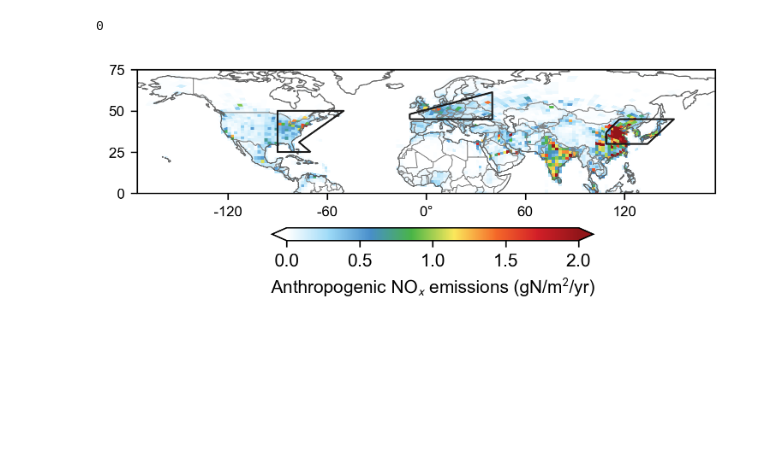
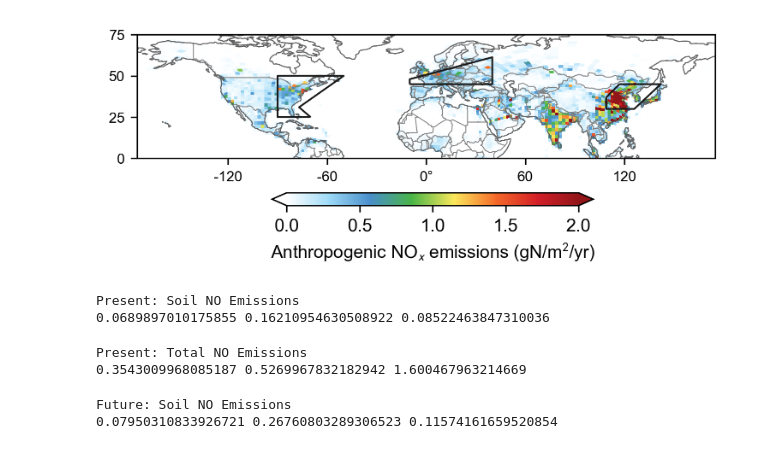
Before and after one commit to emmleroy/future-climate-ozone-sensitivity, a Jupyter notebook: figures_paper/FigS1_new.ipynb, the cells around one changed output. Saved outputs shown, nothing was run; the diff lists cells and outputs as text; code cells hidden in the pictures; blank space fills up the shorter version.

```diff
--- a/figures_paper/FigS1_new.ipynb
+++ b/figures_paper/FigS1_new.ipynb
@@ -72,15 +69,18 @@ print(eas)
 # %%
 tools.set_matplotlib_font("Arial")
+
 fig_width_in = 5
 fig_height_in = 2
+
 fig = plt.figure(figsize=(fig_width_in, fig_height_in), dpi=300)
+
 gs1 = GridSpec(1, 1, top=1.15, bottom=0.20, left=0.09, right=0.99, hspace=0.6, wspace=0.2)
 ax = fig.add_subplot(gs1[0, 0], projection=ccrs.PlateCarree(central_longitude=0))
 
+cmap = cmaps.WhiteBlueGreenYellowRed
+
 for idx, z in enumerate([w10_ozoneseason_mean]):
-    print(idx)
-    cmap = cmaps.WhiteBlueGreenYellowRed
-
+    # Plot
     plot = single_panel(plot_vals=z*1e10,
                 ax=ax, gridtype="cs",
                 comap=cmap,
@@ -90,7 +90,7 @@ for idx, z in enumerate([w10_ozoneseason_mean]):
                 vmin=0, vmax=2,
                 add_cb=False)
 
-
+    # Map features
     ax.coastlines(color="black", linewidth=0.5)
     country_borders = cfeature.NaturalEarthFeature(
         category="cultural",
@@ -101,41 +101,93 @@ for idx, z in enumerate([w10_ozoneseason_mean]):
     ax.add_feature(country_borders, edgecolor="gray", linewidth=0.5)
     ax.set_extent([-175, 175, 0, 75], crs=ccrs.PlateCarree())
 
+    # Xticks and Yticks
     ax.set_xticks([-120, -60, 0, 60, 120])
     ax.set_xticklabels(
             ['-120', '-60', '0°', '60', '120'], fontsize=8)
-
     ax.set_yticks([0,25,50,75])
-
     ax.set_yticklabels(
             ['0', '25', '50', '75'], fontsize=8)
 
     # Add boxes around the IPCC AR6 regions
     ar6 = regionmask.defined_regions.ar6.all
     ar6[5,17].plot(ax=ax,
         add_ocean=False,
         projection=ccrs.PlateCarree(),
         add_label=False,
         line_kws=dict(lw=1)
     )
 
     # For EAS we use a modified polygon that captures a more homogeneous response
-    new_EAS = np.array([[117,45], [109,37], [109,30], [134,30], [134,30], [150,45]])
+    new_EAS = np.array([[117,45], [109,37], [109,30], [126,30],[142,45]])
     new_EAS_region = regionmask.Regions([new_EAS], name="new_EAS")
     new_EAS_region.plot_regions(add_label=False, ax=ax, line_kws=dict(lw=1))
 
 ax.set_title(None)
+
+# Colobar
 cbar_ax = fig.add_axes([0.30, 0.25, 0.50, 0.05])  # [left, bottom, width, height]
 cbar = fig.colorbar(plot,
                     cax=cbar_ax,
                     orientation="horizontal",
                     shrink=0.50,
                     label='Anthropogenic NO$_x$ emissions (gN/m$^2$/yr)',
                     extend='both'
                     )
 
 plt.savefig("FigS1_new.png")
+
+##########
 plt.show()
 # %% [output]
-0
-[figure, old version]
+[figure, new version]
+# %%
+# Original simulations
+w10 = xr.open_dataset("/home/eleroy/proj-dirs/OZCLIM/data/analysis_data/GCHP_CAM_c48_20240312/GCHP.w10_ref_c48.Emissions.nc4")
+w13 = xr.open_dataset("/home/eleroy/proj-dirs/OZCLIM/data/analysis_data/GCHP_CAM_c48_20240312/GCHP.w13_ref_c48.Emissions.nc4")
+w14 = xr.open_dataset("/home/eleroy/proj-dirs/OZCLIM/data/analysis_data/GCHP_CAM_c48_20240312/GCHP.w14_ref_c48.Emissions.nc4")
+w26 = xr.open_dataset("/home/eleroy/proj-dirs/OZCLIM/data/analysis_data/GCHP_CAM_c48_20240312/GCHP.w26_ref_c48.Emissions.nc4")
+w28 = xr.open_dataset("/home/eleroy/proj-dirs/OZCLIM/data/analysis_data/GCHP_CAM_c48_20240312/GCHP.w28_ref_c48.Emissions.nc4")
+
+wREF = xr.concat([w10, w13, w14, w26, w28], dim='sim')
+
+wREF_ozoneseason = wREF['EmisNO_Soil'].isel(time=wREF.time.dt.month.isin([4,5,6,7,8]))
+wREF_ozoneseason_mean = wREF_ozoneseason.mean(dim='time')
+ena = calculate_regional_mean(wREF_ozoneseason_mean, "ENA", resolution='c48')
+wce = calculate_regional_mean(wREF_ozoneseason_mean, "WCE", resolution='c48')
+eas = calculate_regional_mean(wREF_ozoneseason_mean, "EAS", resolution='c48')
+print("Present: Soil NO Emissions")
+print(ena, wce, eas)
+# %% [output]
+Present: Soil NO Emissions
+0.0689897010175855 0.16210954630508922 0.08522463847310036
+# %%
+wREF_ozoneseason = wREF['EmisNO_Total'].isel(time=wREF.time.dt.month.isin([4,5,6,7,8]))
+wREF_ozoneseason_mean = wREF_ozoneseason.mean(dim='time')
+ena = calculate_regional_mean(wREF_ozoneseason_mean, "ENA", resolution='c48')
+wce = calculate_regional_mean(wREF_ozoneseason_mean, "WCE", resolution='c48')
+eas = calculate_regional_mean(wREF_ozoneseason_mean, "EAS", resolution='c48')
+print("Present: Total NO Emissions")
+print(ena, wce, eas)
+# %% [output]
+Present: Total NO Emissions
+0.3543009968085187 0.5269967832182942 1.600467963214669
+# %%
+w10 = xr.open_dataset("/home/eleroy/proj-dirs/OZCLIM/data/analysis_data/GCHP_CAM_c48_20240312/GCHP.w10_refshort_c48.Emissions.nc4")
+w13 = xr.open_dataset("/home/eleroy/proj-dirs/OZCLIM/data/analysis_data/GCHP_CAM_c48_20240312/GCHP.w13_refshort_c48.Emissions.nc4")
+w14 = xr.open_dataset("/home/eleroy/proj-dirs/OZCLIM/data/analysis_data/GCHP_CAM_c48_20240312/GCHP.w14_refshort_c48.Emissions.nc4")
+w26 = xr.open_dataset("/home/eleroy/proj-dirs/OZCLIM/data/analysis_data/GCHP_CAM_c48_20240312/GCHP.w26_refshort_c48.Emissions.nc4")
+w28 = xr.open_dataset("/home/eleroy/proj-dirs/OZCLIM/data/analysis_data/GCHP_CAM_c48_20240312/GCHP.w28_refshort_c48.Emissions.nc4")
+
+wREFSHORT = xr.concat([w10, w13, w14, w26, w28], dim='sim')
+
+wREFSHORT_ozoneseason = wREFSHORT['EmisNO_Soil'].isel(time=wREFSHORT.time.dt.month.isin([4,5,6,7,8]))
+wREFSHORT_ozoneseason_mean = wREFSHORT_ozoneseason.mean(dim='time')
+ena = calculate_regional_mean(wREFSHORT_ozoneseason_mean, "ENA", resolution='c48')
+wce = calculate_regional_mean(wREFSHORT_ozoneseason_mean, "WCE", resolution='c48')
+eas = calculate_regional_mean(wREFSHORT_ozoneseason_mean, "EAS", resolution='c48')
+print("Future: Soil NO Emissions")
+print(ena, wce, eas)
+# %% [output]
+Future: Soil NO Emissions
+0.07950310833926721 0.26760803289306523 0.11574161659520854
```
Also changed, not shown: parts of 3 cells of this notebook.
